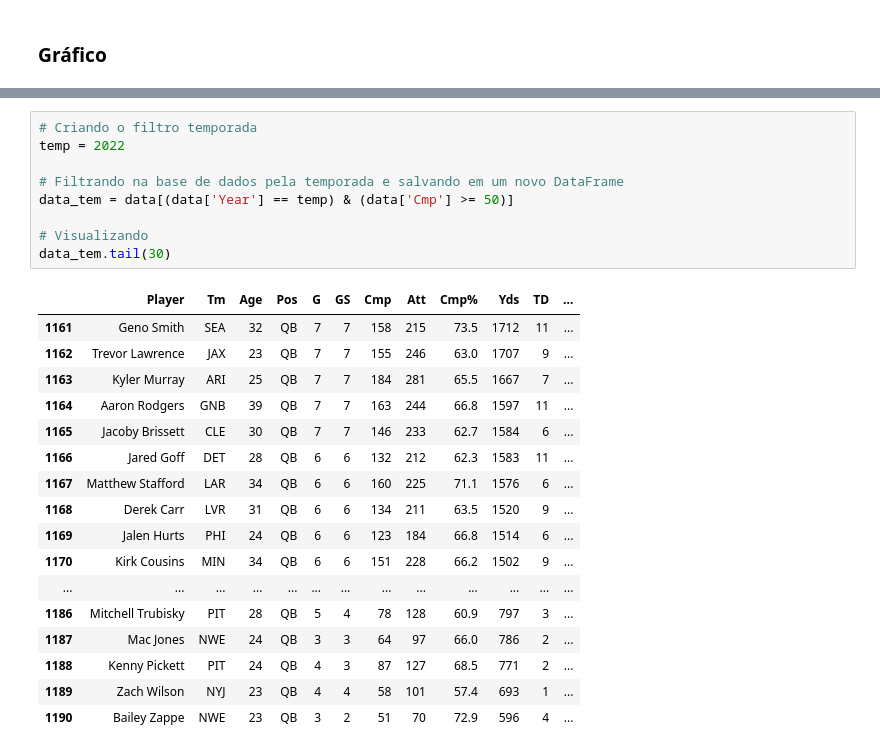
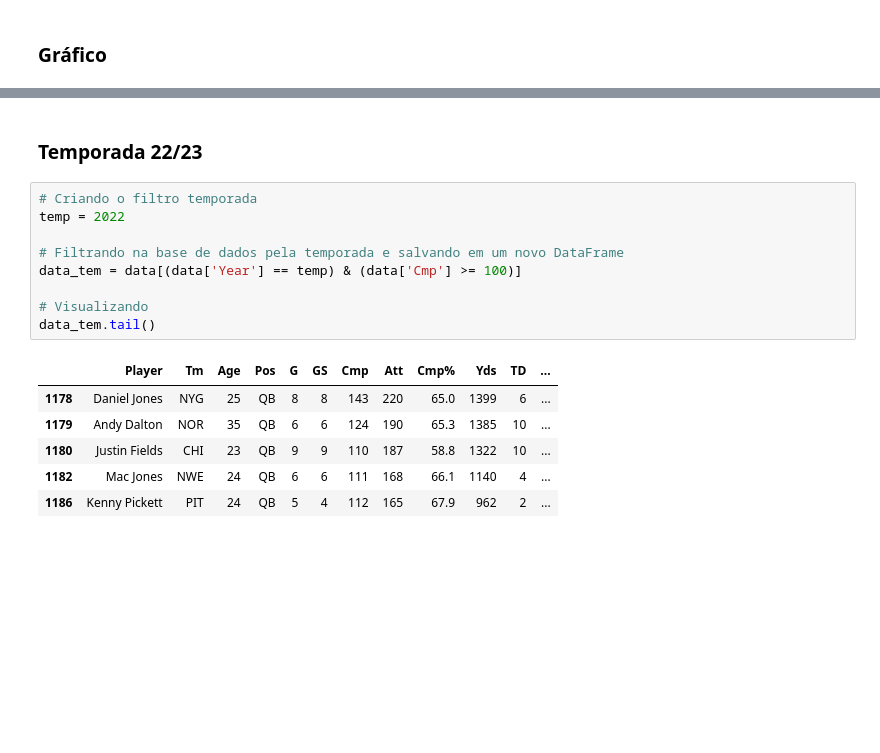
Before and after one commit to Prog-LucasAlves/AED_NFL, a Jupyter notebook: Analysis/Passing/Passing_Player.ipynb, the cells around one changed output, grey strips where cells are left out. Saved outputs shown, nothing was run; the diff lists cells and outputs as text; blank space fills up the shorter version.

```diff
--- a/Analysis/Passing/Passing_Player.ipynb
+++ b/Analysis/Passing/Passing_Player.ipynb
@@ -174,27 +167,18 @@ df_dados_yds
+# %% [markdown]
+### Temporada 22/23
 # %%
 # Criando o filtro temporada
 temp = 2022
 
 # Filtrando na base de dados pela temporada e salvando em um novo DataFrame
-data_tem = data[(data['Year'] == temp) & (data['Cmp'] >= 50)]
+data_tem = data[(data['Year'] == temp) & (data['Cmp'] >= 100)]
 
 # Visualizando
-data_tem.tail(30)
+data_tem.tail()
 # %% [output]
 |  | Player | Tm | Age | Pos | G | GS | Cmp | Att | Cmp% | Yds | TD | ... |
-| 1161 | Geno Smith | SEA | 32 | QB | 7 | 7 | 158 | 215 | 73.5 | 1712 | 11 | ... |
-| 1162 | Trevor Lawrence | JAX | 23 | QB | 7 | 7 | 155 | 246 | 63.0 | 1707 | 9 | ... |
-| 1163 | Kyler Murray | ARI | 25 | QB | 7 | 7 | 184 | 281 | 65.5 | 1667 | 7 | ... |
-| 1164 | Aaron Rodgers | GNB | 39 | QB | 7 | 7 | 163 | 244 | 66.8 | 1597 | 11 | ... |
-| 1165 | Jacoby Brissett | CLE | 30 | QB | 7 | 7 | 146 | 233 | 62.7 | 1584 | 6 | ... |
-| 1166 | Jared Goff | DET | 28 | QB | 6 | 6 | 132 | 212 | 62.3 | 1583 | 11 | ... |
-| 1167 | Matthew Stafford | LAR | 34 | QB | 6 | 6 | 160 | 225 | 71.1 | 1576 | 6 | ... |
-| 1168 | Derek Carr | LVR | 31 | QB | 6 | 6 | 134 | 211 | 63.5 | 1520 | 9 | ... |
-| 1169 | Jalen Hurts | PHI | 24 | QB | 6 | 6 | 123 | 184 | 66.8 | 1514 | 6 | ... |
-| 1170 | Kirk Cousins | MIN | 34 | QB | 6 | 6 | 151 | 228 | 66.2 | 1502 | 9 | ... |
-| ... | ... | ... | ... | ... | ... | ... | ... | ... | ... | ... | ... | ... |
-| 1186 | Mitchell Trubisky | PIT | 28 | QB | 5 | 4 | 78 | 128 | 60.9 | 797 | 3 | ... |
-| 1187 | Mac Jones | NWE | 24 | QB | 3 | 3 | 64 | 97 | 66.0 | 786 | 2 | ... |
-| 1188 | Kenny Pickett | PIT | 24 | QB | 4 | 3 | 87 | 127 | 68.5 | 771 | 2 | ... |
-| 1189 | Zach Wilson | NYJ | 23 | QB | 4 | 4 | 58 | 101 | 57.4 | 693 | 1 | ... |
-| 1190 | Bailey Zappe | NWE | 23 | QB | 3 | 2 | 51 | 70 | 72.9 | 596 | 4 | ... |
+| 1178 | Daniel Jones | NYG | 25 | QB | 8 | 8 | 143 | 220 | 65.0 | 1399 | 6 | ... |
+| 1179 | Andy Dalton | NOR | 35 | QB | 6 | 6 | 124 | 190 | 65.3 | 1385 | 10 | ... |
+| 1180 | Justin Fields | CHI | 23 | QB | 9 | 9 | 110 | 187 | 58.8 | 1322 | 10 | ... |
+| 1182 | Mac Jones | NWE | 24 | QB | 6 | 6 | 111 | 168 | 66.1 | 1140 | 4 | ... |
+| 1186 | Kenny Pickett | PIT | 24 | QB | 5 | 4 | 112 | 165 | 67.9 | 962 | 2 | ... |
```
Also changed, not shown: parts of 12 cells of this notebook, 3 other files.
